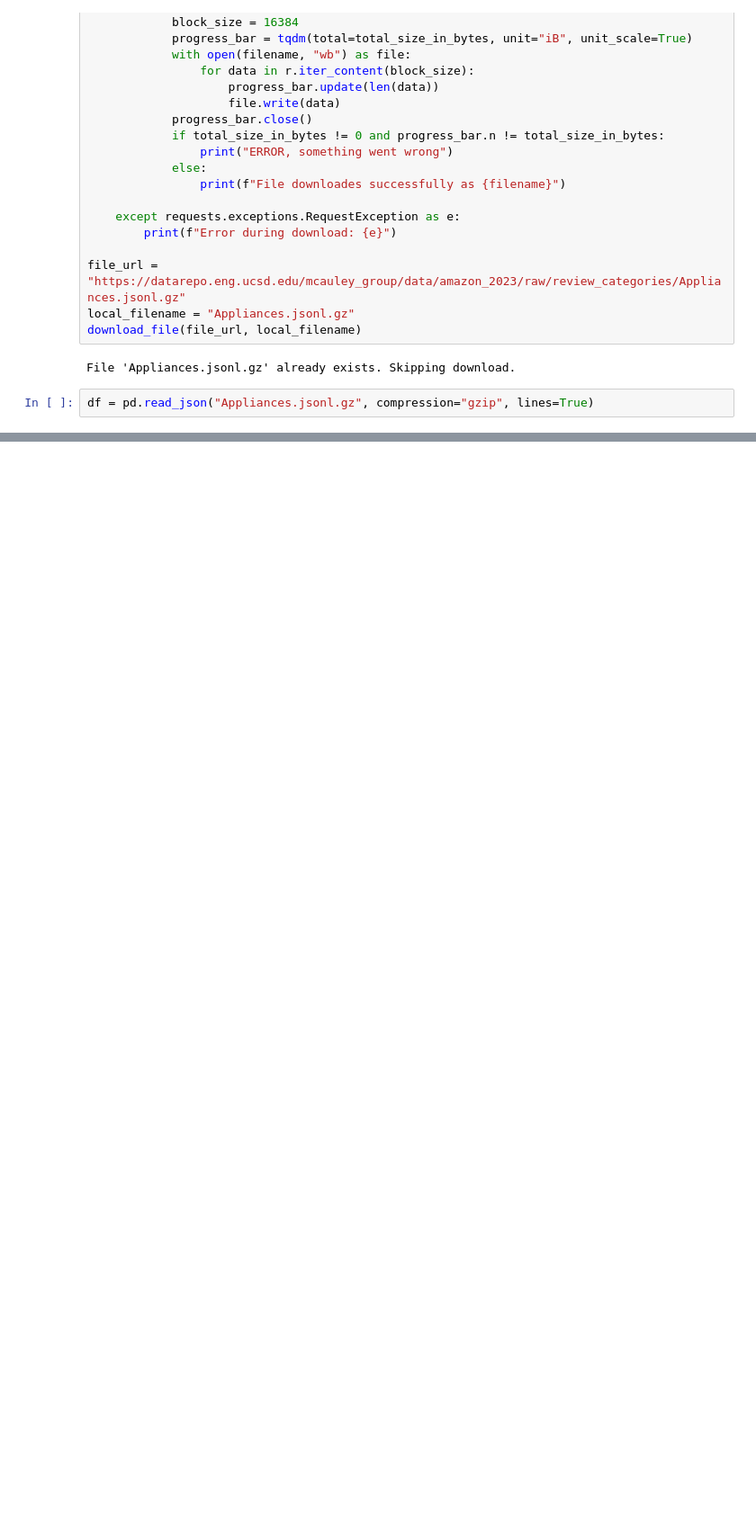
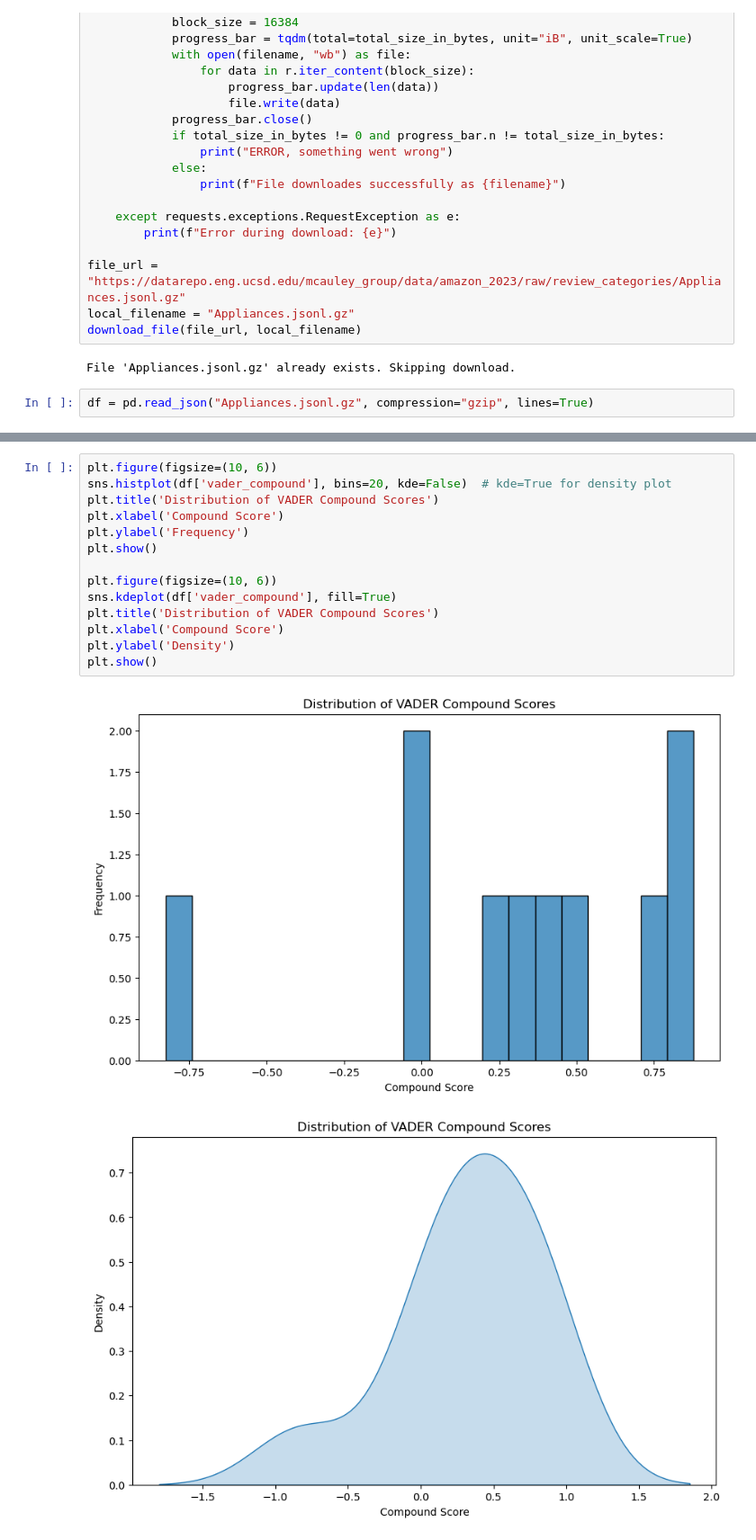
Before and after one commit to FreyaKassie16/NLP-Mini-Project, a Jupyter notebook: main.ipynb, the cells around one changed output, grey strips where cells are left out. Shown at 90% size. Saved outputs shown, nothing was run; the diff lists cells and outputs as text; blank space fills up the shorter version.

```diff
--- a/main.ipynb
+++ b/main.ipynb
@@ -186,0 +91,17 @@ for m, cv in zip(x, coherence_values):
+# %%
+plt.figure(figsize=(10, 6))
+sns.histplot(df['vader_compound'], bins=20, kde=False)  # kde=True for density plot
+plt.title('Distribution of VADER Compound Scores')
+plt.xlabel('Compound Score')
+plt.ylabel('Frequency')
+plt.show()
+
+plt.figure(figsize=(10, 6))
+sns.kdeplot(df['vader_compound'], fill=True)
+plt.title('Distribution of VADER Compound Scores')
+plt.xlabel('Compound Score')
+plt.ylabel('Density')
+plt.show()
+# %% [output]
+[figure, added]
+[figure, added]
```
Also changed, not shown: parts of 15 cells of this notebook.
